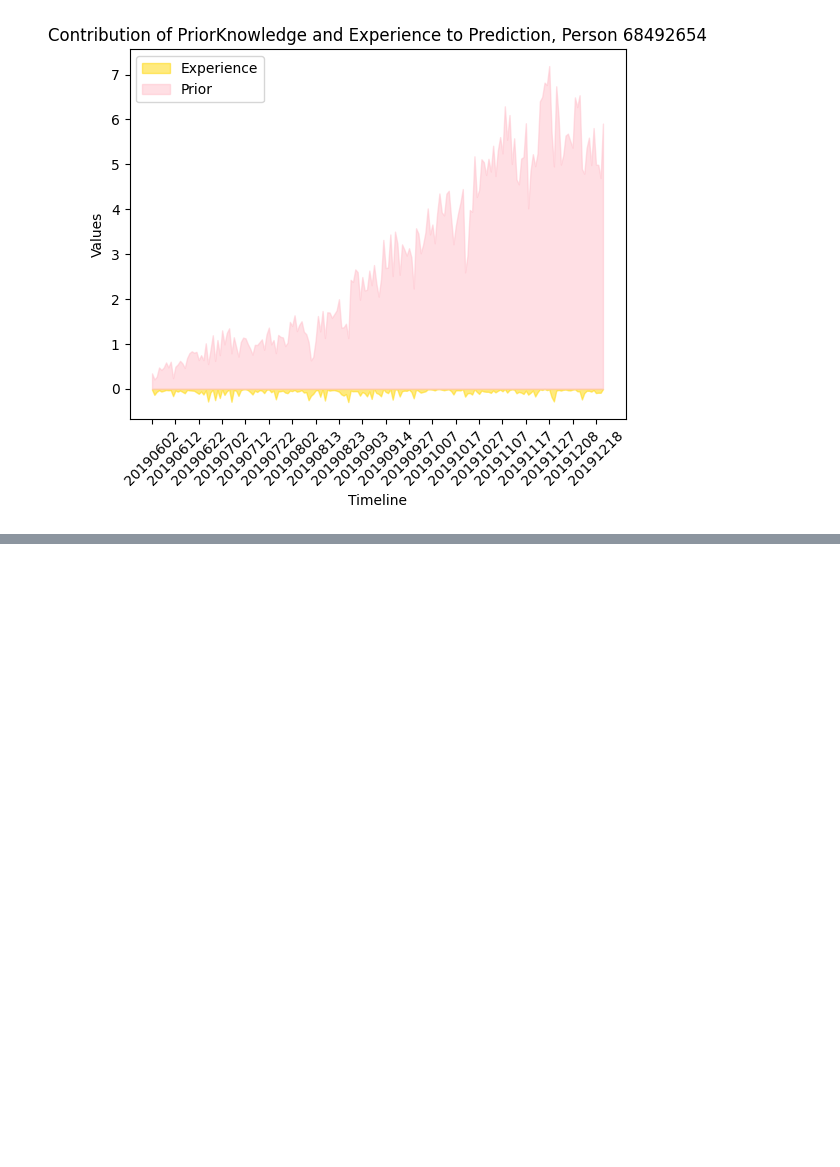
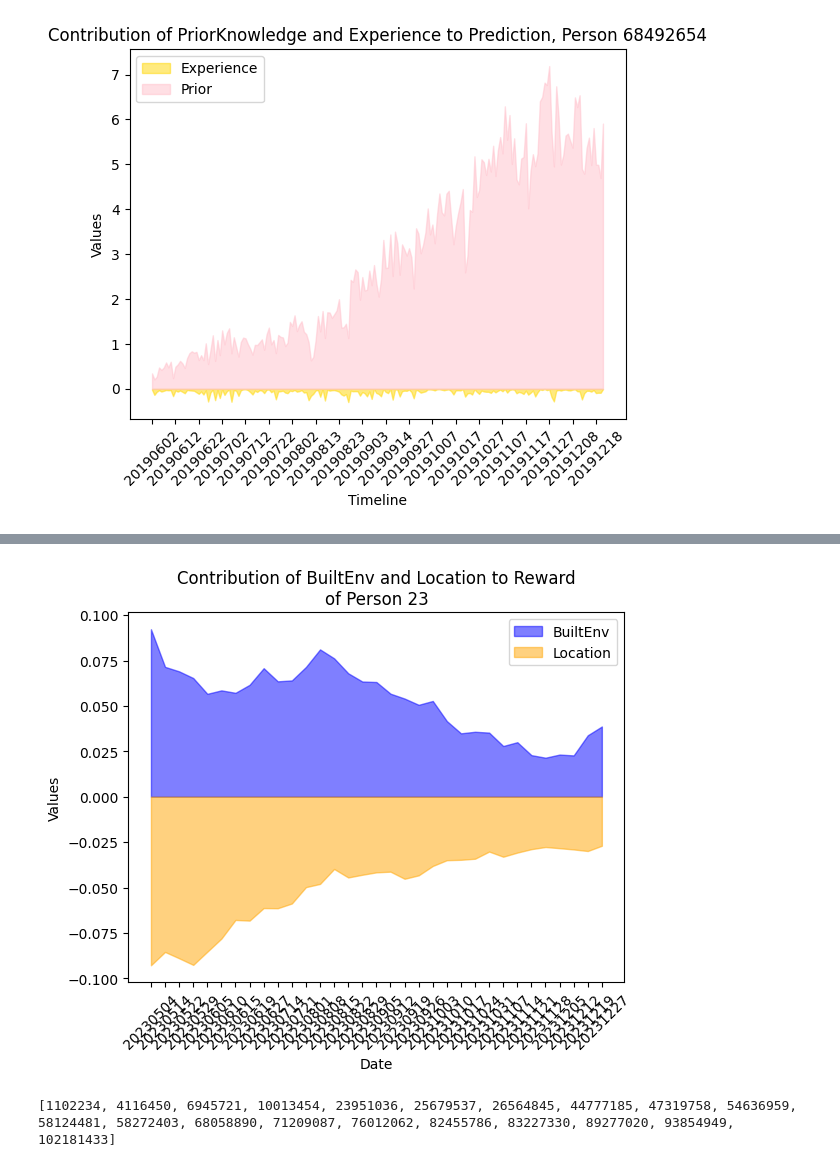
Before and after one commit to BoyangL1/spatial_cognitive, a Jupyter notebook: Analysis/Explain.ipynb, the cells around one changed output, grey strips where cells are left out. Drawn from its saved outputs; the diff is of its cells as text; code cells hidden in the pictures; blank space fills up the shorter version.

```diff
--- a/Analysis/Explain.ipynb
+++ b/Analysis/Explain.ipynb
@@ -419,0 +407,8 @@ with open(reward_res_path, 'rb') as f:
+# %%
+shap_files_list = [file for file in os.listdir('./product/') if file.startswith('shap_res_')]
+who_list = [int(file.lstrip('shap_res_').rstrip('.pkl')) for file in shap_files_list]
+# %%
+shap_res_lst = []
+for file in shap_files_list:
+    with open('./product/' + file, 'rb') as f:
+        shap_res_lst.append(pickle.load(f))
@@ -419,0 +435,41 @@ with open(reward_res_path, 'rb') as f:
+# %%
+shap_res = shap_res_lst[0]
+date_list = list(shap_res.keys())
+date_list.sort()
+
+be_contrib = [np.average(np.abs(shap_res[dt][0]['BuiltAttr'].to_numpy()), weights=shap_res[dt][1]) for dt in date_list]
+pe_contrib = [np.average(np.abs(shap_res[dt][0]['Location'].to_numpy()), weights=shap_res[dt][1]) for dt in date_list]
+x = np.arange(len(be_contrib))
+
+# 创建图形和轴
+fig, ax = plt.subplots()
+
+y1 = np.array(be_contrib)
+y2 = np.array(pe_contrib)
+# 绘制堆叠区域
+ax.fill_between(x, y1, color='b', alpha=0.5, label='BuiltEnv')  # 蓝色区域
+ax.fill_between(x, -y2, color='orange', alpha=0.5, label='Location')  # 绿色区域，堆叠在蓝色区域之上
+
+# 设置图例
+ax.legend(loc='upper right')
+
+# 设置图表标题和坐标轴标签
+ax.set_title('Contribution of BuiltEnv and Location to Reward\nof Person {who}'.format(who=23))
+ax.set_xlabel('Date')
+ax.set_ylabel('Values')
+
+# ax_r = ax.twinx()  # 创建第二个坐标轴
+# ax_r.plot(x, r_baseline, color='darkred', ls='-', marker='o', ms=4, label='Reward')
+# ax_r.set_ylabel('Reward')
+# ax_r.legend(loc='lower left')
+# ax_r.set_ylim(0, None)
+
+# 将横坐标的标签设置为日期datelist
+ax.set_xticks(x)
+ax.set_xticklabels([str(d) for d in date_list], rotation=45)
+
+# 显示图表
+# plt.savefig(save_path + 'person_shap/XAI_{who:09d}.png'.format(who=who))
+plt.show()
+# %% [output]
+[figure, added]
@@ -419,0 +517,4 @@ with open(reward_res_path, 'rb') as f:
+# %%
+print(who_list)
+# %% [output]
+[1102234, 4116450, 6945721, 10013454, 23951036, 25679537, 26564845, 44777185, 47319758, 54636959, 58124481, 58272403, 68058890, 71209087, 76012062, 82455786, 83227330, 89277020, 93854949, 102181433]
```
Also changed, not shown: parts of 26 cells of this notebook, 59 other files.
